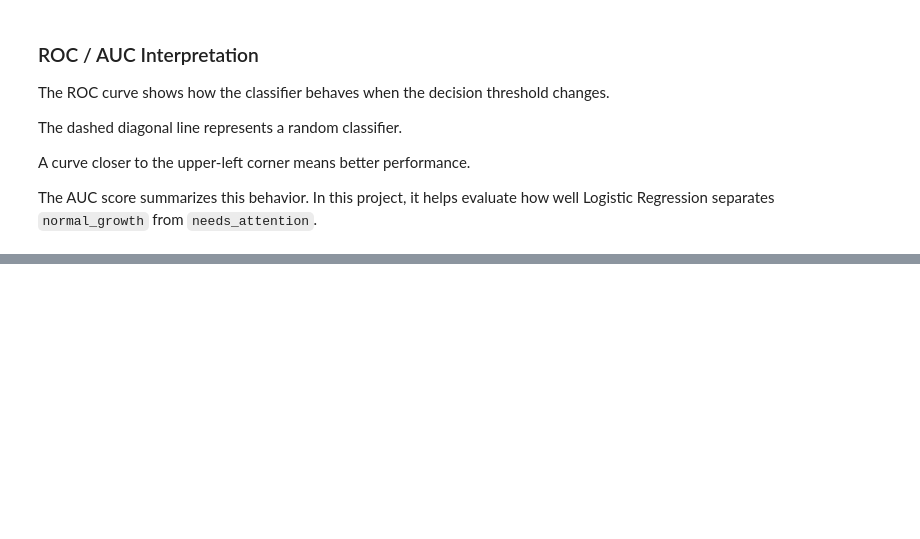
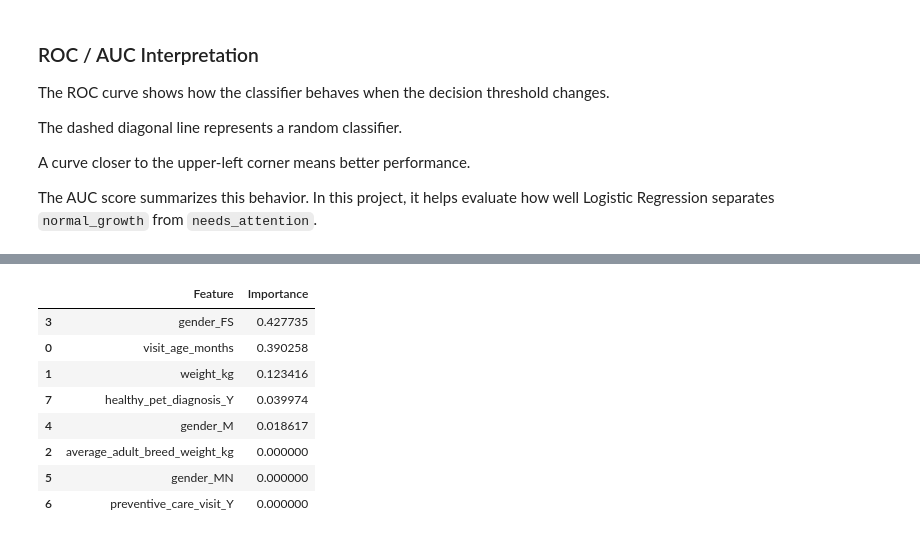
Before and after one commit to SATananov/cane-corso-growth-intelligence, a Jupyter notebook: notebooks/03_classification_growth_status.ipynb, the cells around one changed output, grey strips where cells are left out. Saved outputs shown, nothing was run; the diff lists cells and outputs as text; code cells hidden in the pictures; blank space fills up the shorter version.

```diff
--- a/notebooks/03_classification_growth_status.ipynb
+++ b/notebooks/03_classification_growth_status.ipynb
@@ -443,0 +504,17 @@ The AUC score summarizes this behavior. In this project, it helps evaluate how w
+# %%
+tree_feature_importance = pd.DataFrame({
+    "Feature": classification_features.columns,
+    "Importance": decision_tree_model.feature_importances_
+}).sort_values(by="Importance", ascending=False)
+
+tree_feature_importance
+# %% [output]
+|  | Feature | Importance |
+| 3 | gender_FS | 0.427735 |
+| 0 | visit_age_months | 0.390258 |
+| 1 | weight_kg | 0.123416 |
+| 7 | healthy_pet_diagnosis_Y | 0.039974 |
+| 4 | gender_M | 0.018617 |
+| 2 | average_adult_breed_weight_kg | 0.000000 |
+| 5 | gender_MN | 0.000000 |
+| 6 | preventive_care_visit_Y | 0.000000 |
```
Also changed, not shown: parts of 6 cells of this notebook.
